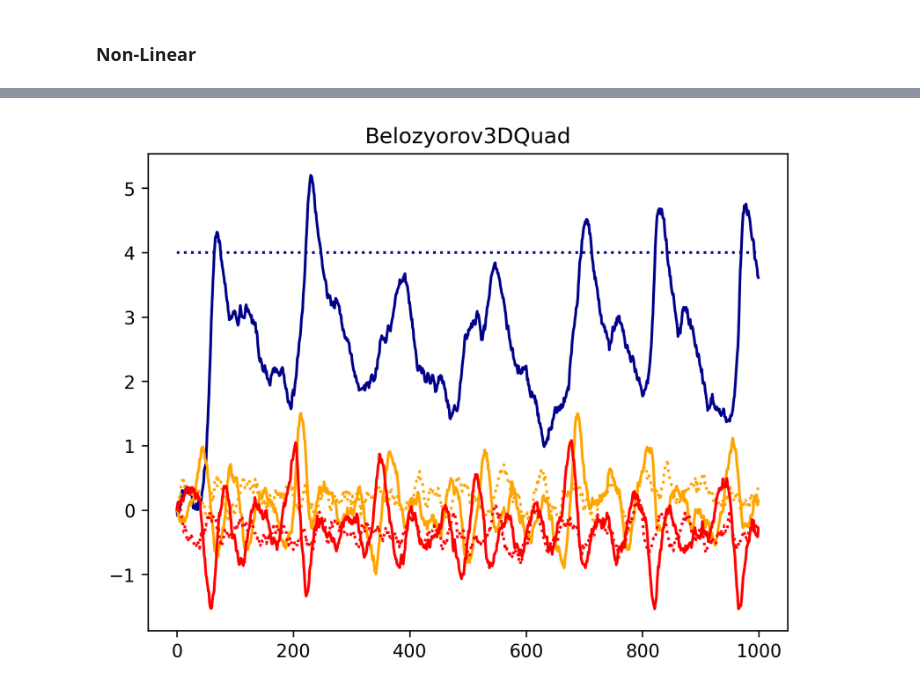
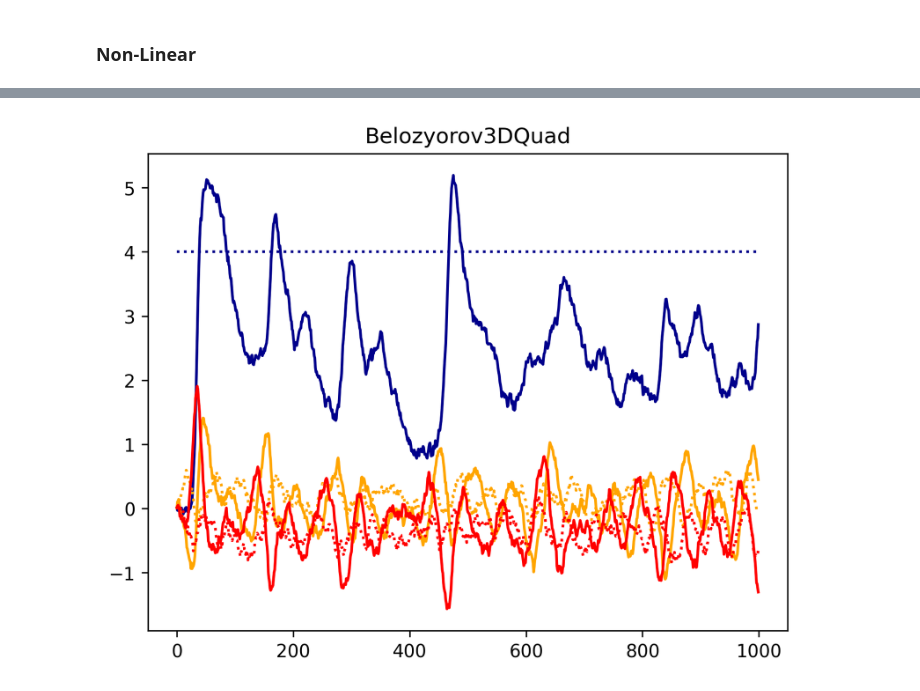
Before and after one commit to djpasseyjr/graphinference, a Jupyter notebook: Notebooks/Jupyter/InterfereDynamicsExamples.ipynb, the cells around one changed output, grey strips where cells are left out. Cells and saved outputs as stored; diff of their text form; code cells hidden in the pictures.

```diff
--- a/Notebooks/Jupyter/InterfereDynamicsExamples.ipynb
+++ b/Notebooks/Jupyter/InterfereDynamicsExamples.ipynb
@@ -129,7 +129,7 @@ kwargs = dict(
 )
 
 observations, counterfactuals = interfere.generate_counterfactual_dynamics(
-    **kwargs
+    **kwargs, rng=rng
 )
 
 X, X_do = observations[0], counterfactuals[0]
@@ -205,7 +205,7 @@ kwargs = dict(
 )
 
 observations, counterfactuals = interfere.generate_counterfactual_dynamics(
-    **kwargs
+    **kwargs, rng=rng
 )
 
 X, X_do = observations[0], counterfactuals[0]
@@ -273,7 +273,7 @@ kwargs = dict(
 )
 
 observations, counterfactuals = interfere.generate_counterfactual_dynamics(
-    **kwargs
+    **kwargs, rng=rng
 )
 
 X, X_do = observations[0], counterfactuals[0]
@@ -348,7 +348,7 @@ kwargs = dict(
 )
 
 observations, counterfactuals = interfere.generate_counterfactual_dynamics(
-    **kwargs
+    **kwargs, rng=rng
 )
 
 X, X_do = observations[0], counterfactuals[0]
@@ -408,27 +408,27 @@ SINDy accuracy:  0.6666666666666666
 # %%
 kwargs = dict(
     model_type=interfere.dynamics.Belozyorov3DQuad,
     model_params={"mu": 1.1, "sigma": 0.5},
     intervention_type=interfere.perfect_intervention,
     intervention_params={"idxs": 0, "constants": 4.0},
     initial_condition_iter=[0.01 * np.ones(3)],
     time_points_iter=[np.linspace(0, 10, 1000)],
 )
 
 observations, counterfactuals = interfere.generate_counterfactual_dynamics(
-    **kwargs
+    **kwargs, rng=rng
 )
 
 X, X_do = observations[0], counterfactuals[0]
 
 for x, xdo, c in zip(X.T, X_do.T, COLORS):
     plt.plot(x, c=c)
     plt.plot(xdo, ":", c=c)
 
 plt.title(kwargs["model_type"].__name__)
 plt.show()
 # %% [output]
-[figure, old version]
+[figure, new version]
 # %%
 var_X_do = interfere.methods.var_perf_interv_extrapolate(
     X,
```
Also changed, not shown: parts of 14 cells of this notebook.
